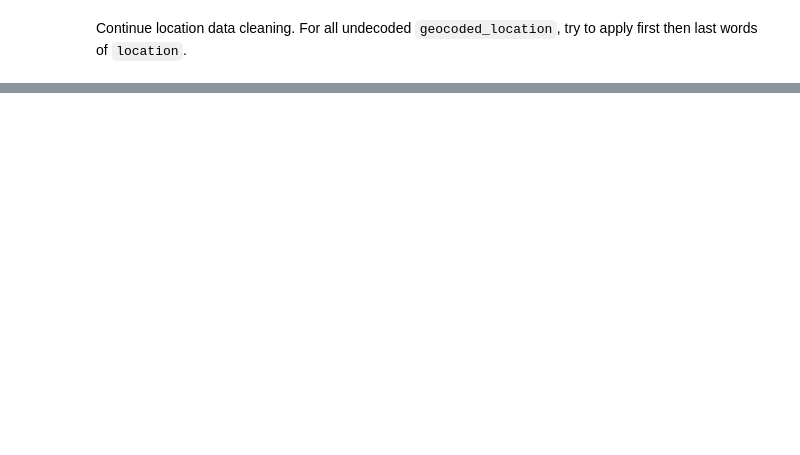
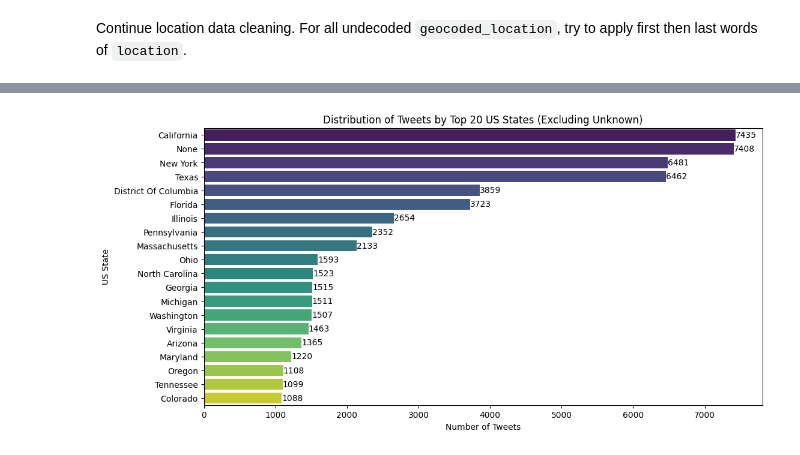
Before and after one commit to leksea/capstone-twitter-sentiment-analysis, a Jupyter notebook: Notebook.ipynb, the cells around one changed output, grey strips where cells are left out. Cells and saved outputs as stored; diff of their text form; code cells hidden in the pictures; blank space fills up the shorter version.

```diff
--- a/Notebook.ipynb
+++ b/Notebook.ipynb
@@ -724,0 +949,28 @@ print(tweet_df[['geocoded_location', 'City', 'State', 'Country']])
+# %%
+# Filter out 'Unknown' states and keep only US entries
+us_states = tweet_df[(tweet_df['Country'] == 'United States') & (tweet_df['State'] != 'Unknown')]
+
+# Count occurrences of each state and get the top 20
+state_counts = us_states['State'].value_counts().nlargest(20)
+
+# Plot the distribution of tweets by the top 20 US states
+plt.figure(figsize=(12, 6))
+sns.barplot(
+    y=state_counts.index,
+    x=state_counts.values,
+    hue=state_counts.index,  # Use state as hue
+    palette='viridis',
+    dodge=False,  # Prevent splitting bars
+    legend=False  # Suppress the legend
+)
+plt.title('Distribution of Tweets by Top 20 US States (Excluding Unknown)')
+plt.xlabel('Number of Tweets')
+plt.ylabel('US State')
+
+# Add labels to the bars
+for i, v in enumerate(state_counts.values):
+    plt.text(v, i, f"{v}", va='center')
+
+plt.show()
+# %% [output]
+[figure, added]
```
Also changed, not shown: parts of 56 cells of this notebook.
